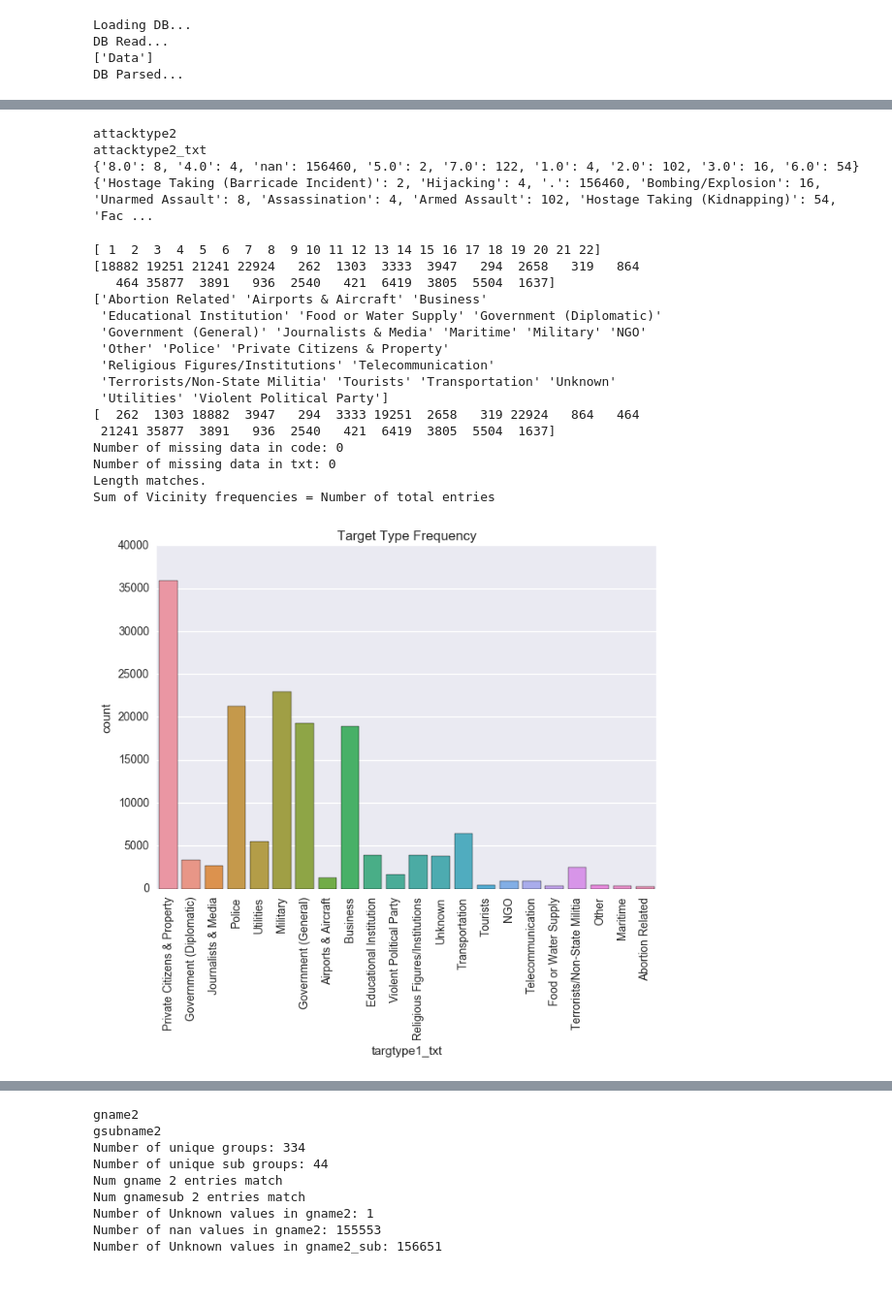
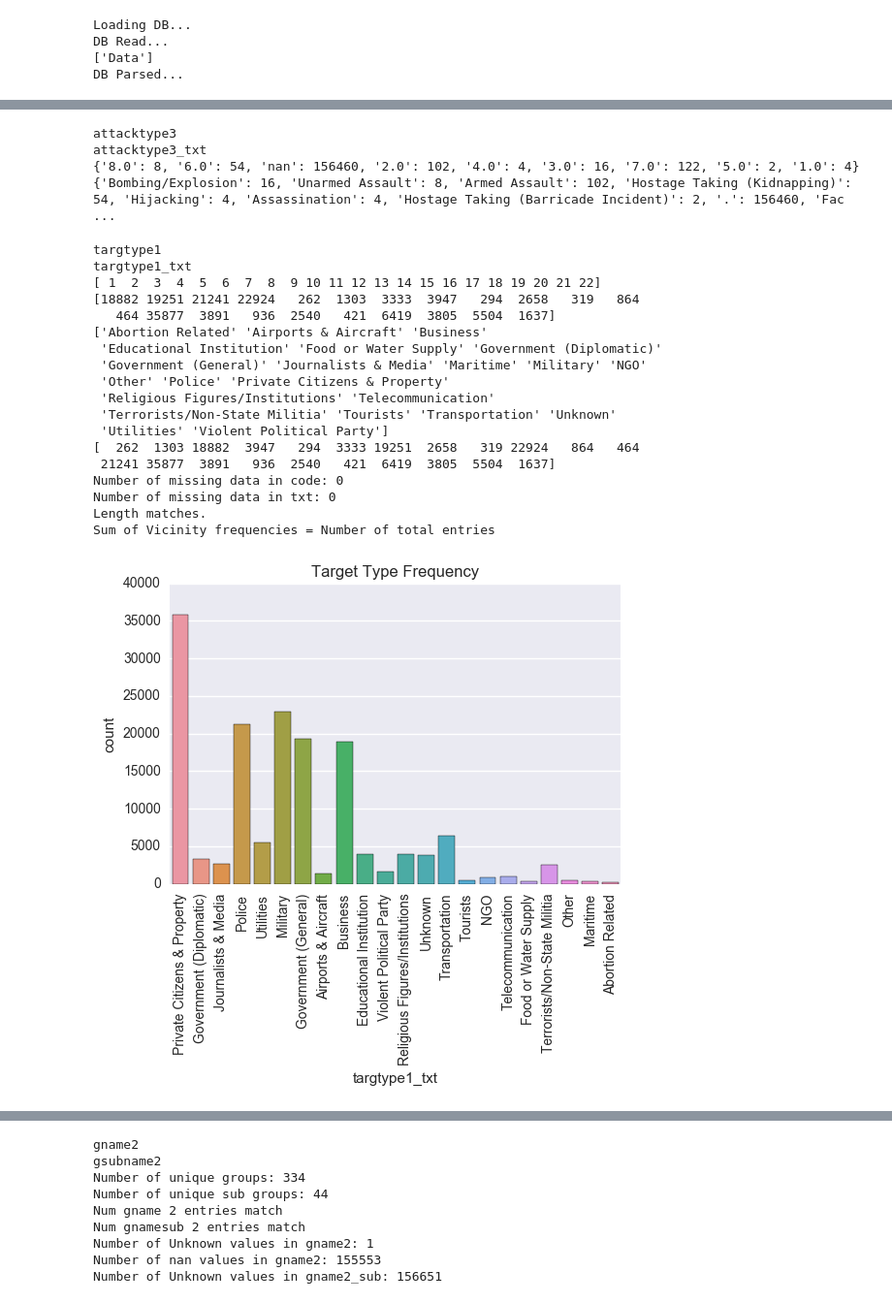
Before and after one commit to msandim/tum-data-mining-lab, a Jupyter notebook: Week 1/Avro_Check_Missing_Data_and_Frequencies - Cleaned plots.ipynb, the cells around one changed output, grey strips where cells are left out. Shown at 97% size. Cells and saved outputs as stored; diff of their text form; code cells hidden in the pictures.

```diff
--- a/Week 1/Avro_Check_Missing_Data_and_Frequencies - Cleaned plots.ipynb
+++ b/Week 1/Avro_Check_Missing_Data_and_Frequencies - Cleaned plots.ipynb
@@ -820,10 +990,12 @@ Sum of Vicinity frequencies = Number of total entries
 # %%
 # Start with Column 30 and 31. Attack_type_2 and attack_type_2_txt
 
-curr_column = dfs[columns[30]]
-sec_column = dfs[columns[31]]
-print(columns[30])
-print(columns[31])
+curr = columns[30]
+sec = columns[31]
+curr_column = dfs[curr]
+sec_column = dfs[sec]
+print(curr)
+print(sec)
 attack2_dict = {}
 attack2_txt_dict = {}
 
@@ -843,6 +1015,7 @@ for index in range(0,total_entries):
 
 print(attack2_dict)
 print(attack2_txt_dict)
+missing_dict[curr] = attack2_dict['nan'],total_entries
 # %% [output]
 attacktype2
 attacktype2_txt
@@ -851,10 +1024,11 @@ attacktype2_txt
 # %%
 # Start with Column 32 and 33. Attack_type_3 and attack_type_3_txt
-
-curr_column = dfs[columns[32]]
-sec_column = dfs[columns[33]]
-print(columns[30])
-print(columns[31])
+curr = columns[32]
+sec = columns[33]
+curr_column = dfs[curr]
+sec_column = dfs[sec]
+print(curr)
+print(sec)
 attack3_dict = {}
 attack3_txt_dict = {}
 
@@ -874,16 +1048,20 @@ for index in range(0,total_entries):
 
 print(attack3_dict)
 print(attack3_txt_dict)
+missing_dict[curr] = attack3_dict['nan'],total_entries
 # %% [output]
-attacktype2
-attacktype2_txt
-{'8.0': 8, '4.0': 4, 'nan': 156460, '5.0': 2, '7.0': 122, '1.0': 4, '2.0': 102, '3.0': 16, '6.0': 54}
-{'Hostage Taking (Barricade Incident)': 2, 'Hijacking': 4, '.': 156460, 'Bombing/Explosion': 16, 'Unarmed Assault': 8, 'Assassination': 4, 'Armed Assault': 102, 'Hostage Taking (Kidnapping)': 54, 'Fac ...
+attacktype3
+attacktype3_txt
+{'8.0': 8, '6.0': 54, 'nan': 156460, '2.0': 102, '4.0': 4, '3.0': 16, '7.0': 122, '5.0': 2, '1.0': 4}
+{'Bombing/Explosion': 16, 'Unarmed Assault': 8, 'Armed Assault': 102, 'Hostage Taking (Kidnapping)': 54, 'Hijacking': 4, 'Assassination': 4, 'Hostage Taking (Barricade Incident)': 2, '.': 156460, 'Fac ...
 # %%
 # Start with Column 34 and 35. Target_type and target_type_txt
-
-curr_column = dfs[columns[34]]
-sec_column = dfs[columns[35]]
+curr = columns[34]
+sec = columns[35]
+curr_column = dfs[curr]
+sec_column = dfs[sec]
+print(curr)
+print(sec)
 
 unique_targs, targ_counts = np.unique(curr_column, return_counts=True)
 unique_targs_txt, targ_counts_txt = np.unique(sec_column, return_counts=True)
@@ -892,50 +1070,58 @@ print(unique_targs)
 print(targ_counts)
 print(unique_targs_txt)
 print(targ_counts_txt)
-
+unknown_count = 0
 nan_count = 0
 for index, targtype in enumerate(curr_column):
     if str(targtype) == "nan":
         nan_count += 1
+    elif targtype == 20:
+        unknown_count += 1
 print("Number of missing data in code: " + str(nan_count))
+missing_dict[curr] = unknown_count,total_entries
 nan_count = 0
+unknown_count = 0
 for index, targtypetxt in enumerate(sec_column):
     if str(attacktypetxt) == "nan":
         nan_count += 1
+    elif str(attacktypetxt) == "Unknown":
+        unknown_count += 1
 print("Number of missing data in txt: " + str(nan_count))
-
+missing_dict[sec] = unknown_count,total_entries
 #Check if any row is missing the region name
 if total_entries == len(curr_column):
     print("Length matches.")
 else:
     print("Achtung!! Length mismatch. total_entries = " + str(total_entries) + " length spec count = " + str(len(targ_counts_txt)))
 total = np.sum(targ_counts_txt)
 if total_entries == total:
     print("Sum of Vicinity frequencies = Number of total entries")
 else:
     print("Achtung!! Cumulative frequency mismatch.")
 
 ax = sns.countplot(sec_column)
 mp.pyplot.title("Target Type Frequency")
 _ = mp.pyplot.setp(ax.get_xticklabels(), rotation=90)
 # %% [output]
+targtype1
+targtype1_txt
 [ 1  2  3  4  5  6  7  8  9 10 11 12 13 14 15 16 17 18 19 20 21 22]
 [18882 19251 21241 22924   262  1303  3333  3947   294  2658   319   864
    464 35877  3891   936  2540   421  6419  3805  5504  1637]
 ['Abortion Related' 'Airports & Aircraft' 'Business'
  'Educational Institution' 'Food or Water Supply' 'Government (Diplomatic)'
  'Government (General)' 'Journalists & Media' 'Maritime' 'Military' 'NGO'
  'Other' 'Police' 'Private Citizens & Property'
  'Religious Figures/Institutions' 'Telecommunication'
  'Terrorists/Non-State Militia' 'Tourists' 'Transportation' 'Unknown'
  'Utilities' 'Violent Political Party']
 [  262  1303 18882  3947   294  3333 19251  2658   319 22924   864   464
  21241 35877  3891   936  2540   421  6419  3805  5504  1637]
 Number of missing data in code: 0
 Number of missing data in txt: 0
 Length matches.
 Sum of Vicinity frequencies = Number of total entries
-[figure, old version]
+[figure, new version]
 # %%
 # Start with Column 36 and 37. Target subtype and text.
 
```
Also changed, not shown: parts of 163 cells of this notebook, 2 other files.
